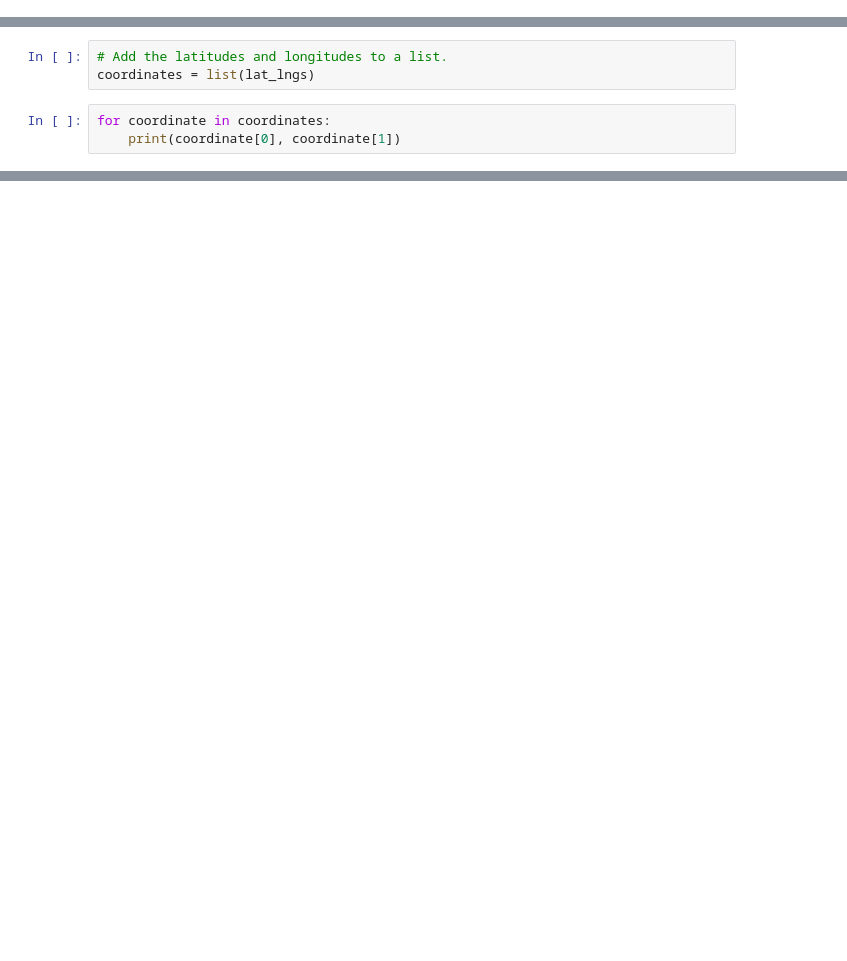
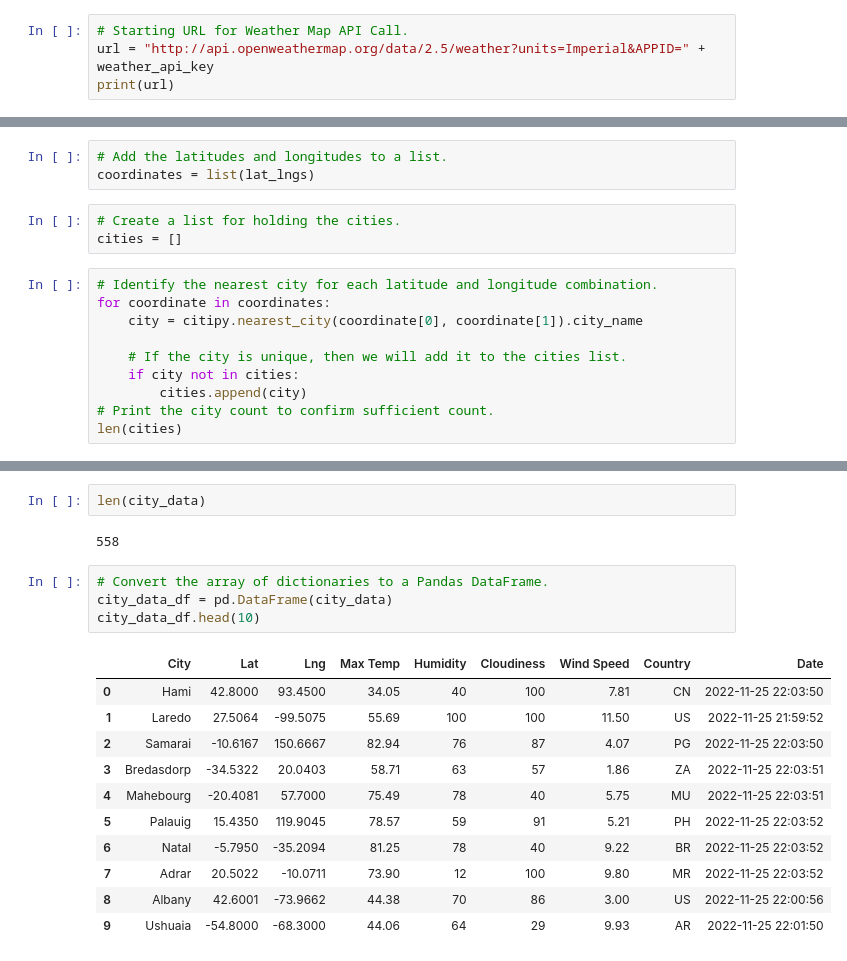
Before and after one commit to natehahn/World_Weather_Analysis, a Jupyter notebook: WeatherPy.ipynb, the cells around one changed output, grey strips where cells are left out. Saved outputs shown, nothing was run; the diff lists cells and outputs as text; blank space fills up the shorter version.

```diff
--- a/WeatherPy.ipynb
+++ b/WeatherPy.ipynb
@@ -5,0 +14,4 @@ import numpy as np
+# %%
+# Starting URL for Weather Map API Call.
+url = "http://api.openweathermap.org/data/2.5/weather?units=Imperial&APPID=" + weather_api_key
+print(url)
@@ -13,7 +25,17 @@ lat_lngs = zip(lats, lngs)
 # %%
 # Add the latitudes and longitudes to a list.
 coordinates = list(lat_lngs)
+# %%
+# Create a list for holding the cities.
+cities = []
 # %%
+# Identify the nearest city for each latitude and longitude combination.
 for coordinate in coordinates:
-    print(coordinate[0], coordinate[1])
+    city = citipy.nearest_city(coordinate[0], coordinate[1]).city_name
+
+    # If the city is unique, then we will add it to the cities list.
+    if city not in cities:
+        cities.append(city)
+# Print the city count to confirm sufficient count.
+len(cities)
 # %% [output]
@@ -36,0 +123,20 @@ for coordinate in coordinates:
+# %%
+len(city_data)
+# %% [output]
+558
+# %%
+# Convert the array of dictionaries to a Pandas DataFrame.
+city_data_df = pd.DataFrame(city_data)
+city_data_df.head(10)
+# %% [output]
+|  | City | Lat | Lng | Max Temp | Humidity | Cloudiness | Wind Speed | Country | Date |
+| 0 | Hami | 42.8000 | 93.4500 | 34.05 | 40 | 100 | 7.81 | CN | 2022-11-25 22:03:50 |
+| 1 | Laredo | 27.5064 | -99.5075 | 55.69 | 100 | 100 | 11.50 | US | 2022-11-25 21:59:52 |
+| 2 | Samarai | -10.6167 | 150.6667 | 82.94 | 76 | 87 | 4.07 | PG | 2022-11-25 22:03:50 |
+| 3 | Bredasdorp | -34.5322 | 20.0403 | 58.71 | 63 | 57 | 1.86 | ZA | 2022-11-25 22:03:51 |
+| 4 | Mahebourg | -20.4081 | 57.7000 | 75.49 | 78 | 40 | 5.75 | MU | 2022-11-25 22:03:51 |
+| 5 | Palauig | 15.4350 | 119.9045 | 78.57 | 59 | 91 | 5.21 | PH | 2022-11-25 22:03:52 |
+| 6 | Natal | -5.7950 | -35.2094 | 81.25 | 78 | 40 | 9.22 | BR | 2022-11-25 22:03:52 |
+| 7 | Adrar | 20.5022 | -10.0711 | 73.90 | 12 | 100 | 9.80 | MR | 2022-11-25 22:03:52 |
+| 8 | Albany | 42.6001 | -73.9662 | 44.38 | 70 | 86 | 3.00 | US | 2022-11-25 22:00:56 |
+| 9 | Ushuaia | -54.8000 | -68.3000 | 44.06 | 64 | 29 | 9.93 | AR | 2022-11-25 22:01:50 |
```
Also changed, not shown: parts of 7 cells of this notebook, 2 other files.
